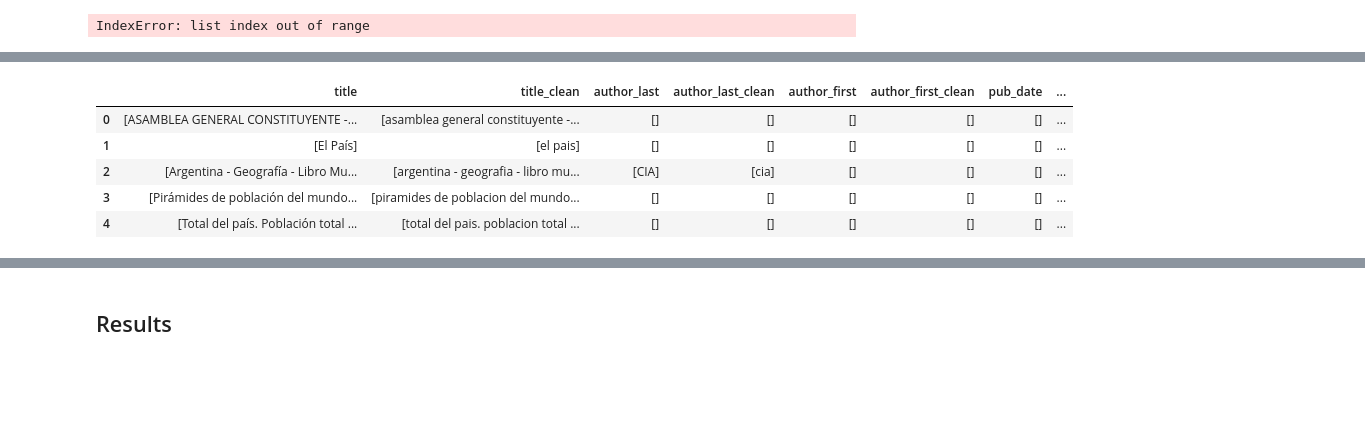
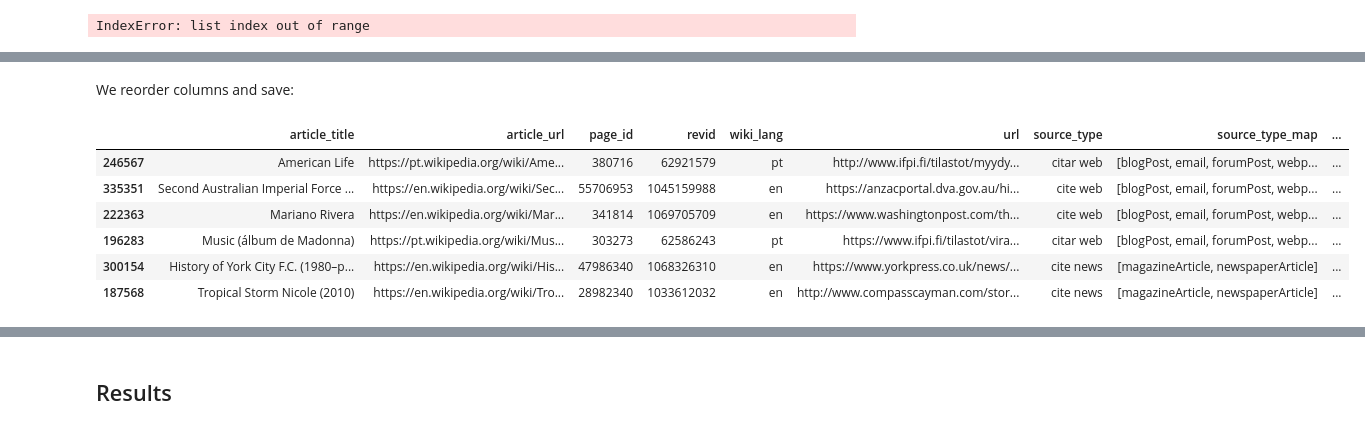
Before and after one commit to hdlabconicet/Web2Cit-research, a Jupyter notebook: understand-citoid-coverage.ipynb, the cells around one changed output, grey strips where cells are left out. Saved outputs shown, nothing was run; the diff lists cells and outputs as text; code cells hidden in the pictures; blank space fills up the shorter version.

```diff
--- a/understand-citoid-coverage.ipynb
+++ b/understand-citoid-coverage.ipynb
@@ -1005,4 +1004,4 @@ def parse_dates(li):
 We apply the cleaning functions to the citation metadata:
 # %%
 for colname in ['title', 'author_first', 'author_last', 'pub_date', 'pub_source']:
-    manual_citations[f"{colname}_clean"] = manual_citations[colname].apply(remove_na_elements).apply(normalize_list).apply(remove_wikilinks)
+    manual_citations[f"{colname}_clean"] = manual_citations[colname].apply(remove_na_elements).apply(normalize_list).progress_apply(remove_wikilinks)
@@ -1012,7 +1011,7 @@ We
 def title_to_str(li):
     return li[0]
 
-manual_citations["title_clean"] = manual_citations["title_clean"].apply(title_to_str)
-manual_citations[['title', 'title_clean']].head()
+manual_citations["title_clean"] = manual_citations["title_clean"].progress_apply(title_to_str)
+manual_citations[['title', 'title_clean']].sample(6)
 # %% [output]
 IndexError: list index out of range
@@ -1019,10 +1032,16 @@ IndexError: list index out of range
+# %% [markdown]
+We reorder columns and save:
 # %%
-manual_citations[['title', 'title_clean', 'author_last', 'author_last_clean', 'author_first', 'author_first_clean',
-        'pub_date', 'pub_date_clean', 'pub_source', 'pub_source_clean']].head()
+## Reorder columns
+manual_citations = manual_citations[['article_title', 'article_url', 'page_id', 'revid', 'wiki_lang', 'url','source_type','source_type_map',
+                                     'title', 'title_clean', 'author_last', 'author_last_clean', 'author_first', 'author_first_clean',
+                                     'pub_date', 'pub_date_clean', 'pub_source', 'pub_source_clean']]
+manual_citations.sample(6)
 # %% [output]
-|  | title | title_clean | author_last | author_last_clean | author_first | author_first_clean | pub_date | ... |
-| 0 | [ASAMBLEA GENERAL CONSTITUYENTE -... | [asamblea general constituyente -... | [] | [] | [] | [] | [] | ... |
-| 1 | [El País] | [el pais] | [] | [] | [] | [] | [] | ... |
-| 2 | [Argentina - Geografía - Libro Mu... | [argentina - geografia - libro mu... | [CIA] | [cia] | [] | [] | [] | ... |
-| 3 | [Pirámides de población del mundo... | [piramides de poblacion del mundo... | [] | [] | [] | [] | [] | ... |
-| 4 | [Total del país. Población total ... | [total del pais. poblacion total ... | [] | [] | [] | [] | [] | ... |
+|  | article_title | article_url | page_id | revid | wiki_lang | url | source_type | source_type_map | ... |
+| 246567 | American Life | https://pt.wikipedia.org/wiki/Ame... | 380716 | 62921579 | pt | http://www.ifpi.fi/tilastot/myydy... | citar web | [blogPost, email, forumPost, webp... | ... |
+| 335351 | Second Australian Imperial Force ... | https://en.wikipedia.org/wiki/Sec... | 55706953 | 1045159988 | en | https://anzacportal.dva.gov.au/hi... | cite web | [blogPost, email, forumPost, webp... | ... |
+| 222363 | Mariano Rivera | https://en.wikipedia.org/wiki/Mar... | 341814 | 1069705709 | en | https://www.washingtonpost.com/th... | cite web | [blogPost, email, forumPost, webp... | ... |
+| 196283 | Music (álbum de Madonna) | https://pt.wikipedia.org/wiki/Mus... | 303273 | 62586243 | pt | https://www.ifpi.fi/tilastot/vira... | citar web | [blogPost, email, forumPost, webp... | ... |
+| 300154 | History of York City F.C. (1980–p... | https://en.wikipedia.org/wiki/His... | 47986340 | 1068326310 | en | https://www.yorkpress.co.uk/news/... | cite news | [magazineArticle, newspaperArticle] | ... |
+| 187568 | Tropical Storm Nicole (2010) | https://en.wikipedia.org/wiki/Tro... | 28982340 | 1033612032 | en | http://www.compasscayman.com/stor... | cite news | [magazineArticle, newspaperArticle] | ... |
```
Also changed, not shown: parts of 28 cells of this notebook, 1 other file.
